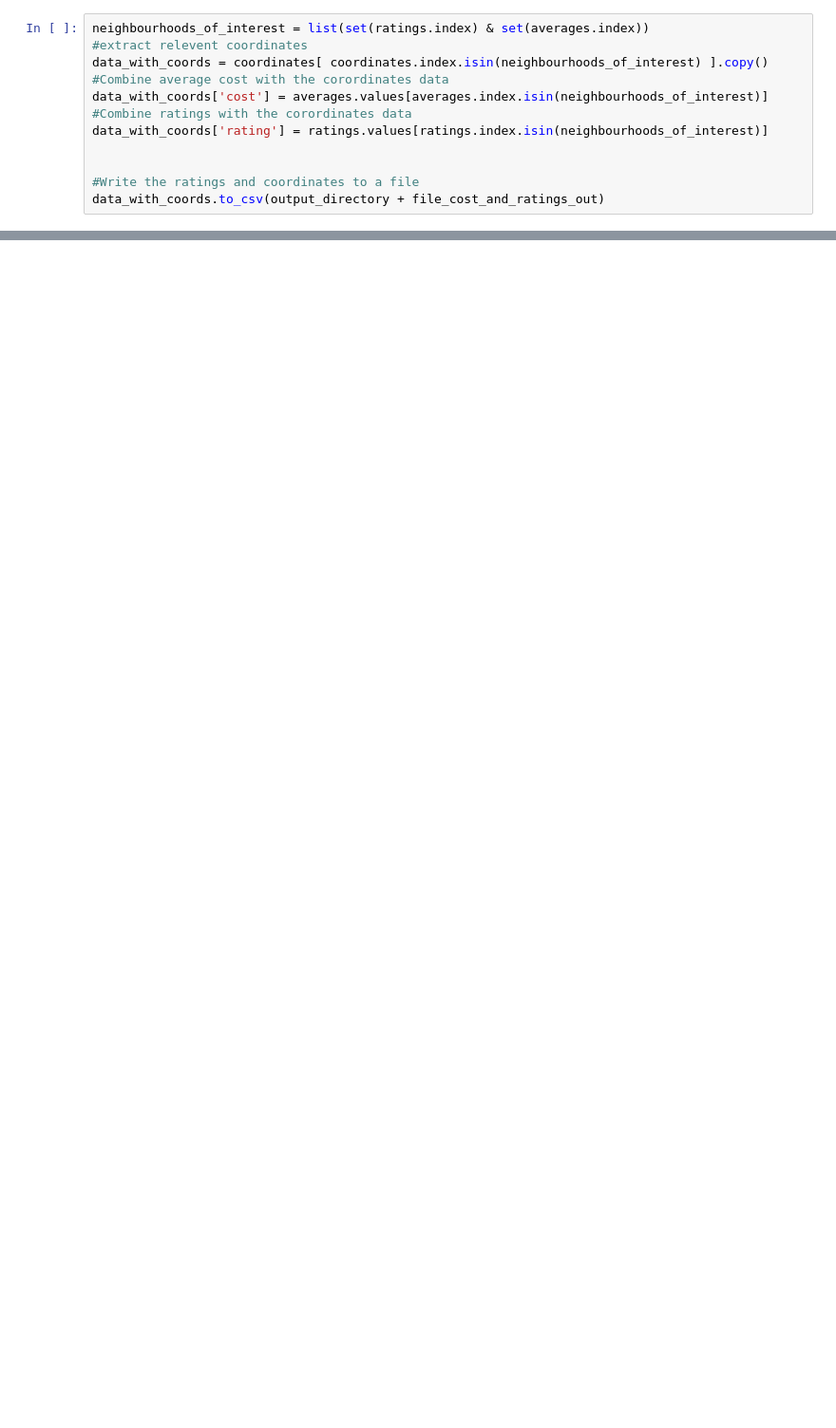
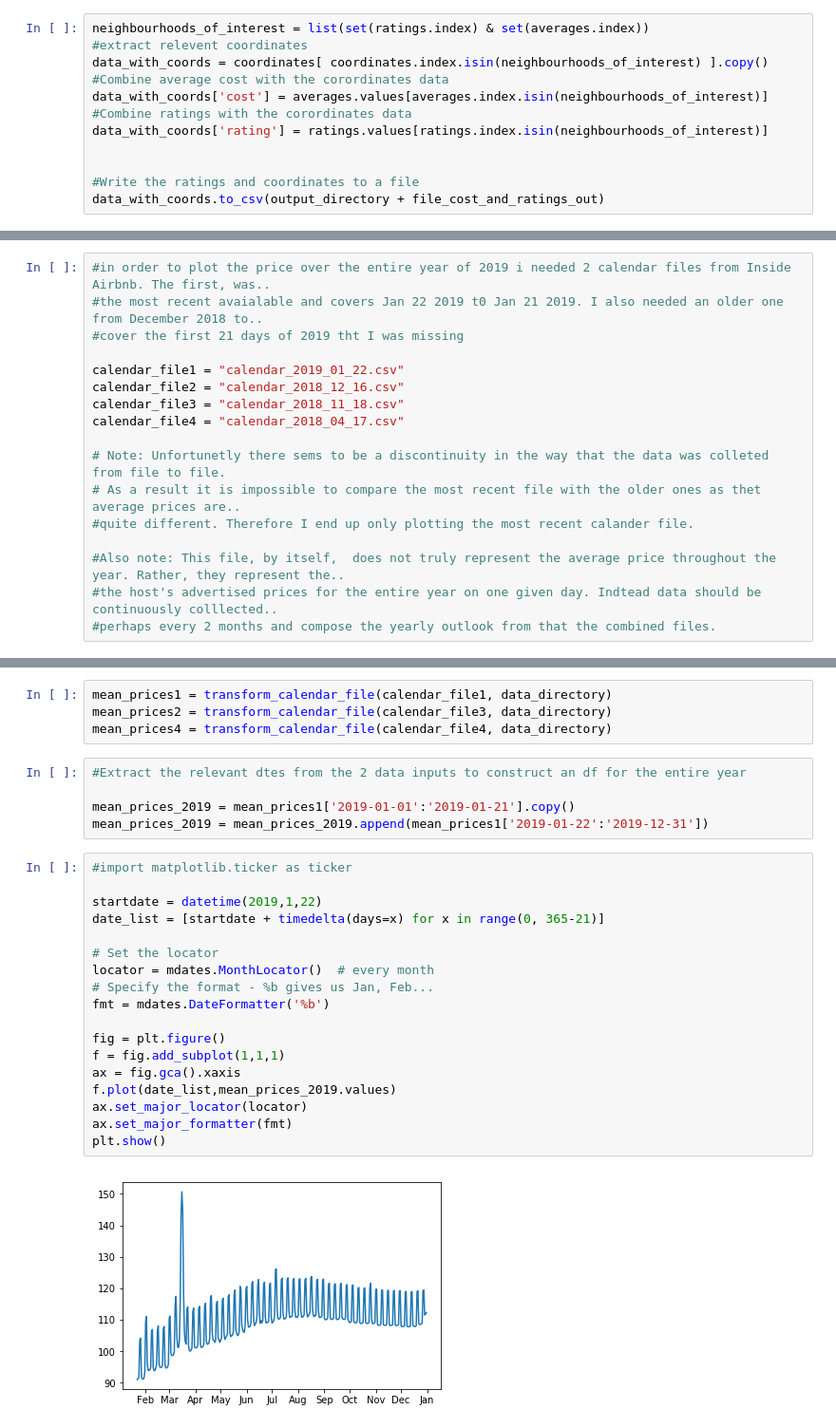
Before and after one commit to FergusOBoyle/exploring-airbnb-dublin-data, a Jupyter notebook: Airbnb.ipynb, the cells around one changed output, grey strips where cells are left out. Shown: that part at 95% size. Saved outputs shown, nothing was run; the diff lists cells and outputs as text; blank space fills up the shorter version.

Commit message:
Working on the average price throughout year question

```diff
--- a/Airbnb.ipynb
+++ b/Airbnb.ipynb
@@ -276,0 +219,17 @@ cost_coords + rating_coords
+# %%
+#in order to plot the price over the entire year of 2019 i needed 2 calendar files from Inside Airbnb. The first, was..
+#the most recent avaialable and covers Jan 22 2019 t0 Jan 21 2019. I also needed an older one from December 2018 to..
+#cover the first 21 days of 2019 tht I was missing
+
+calendar_file1 = "calendar_2019_01_22.csv"
+calendar_file2 = "calendar_2018_12_16.csv"
+calendar_file3 = "calendar_2018_11_18.csv"
+calendar_file4 = "calendar_2018_04_17.csv"
+
+# Note: Unfortunetly there sems to be a discontinuity in the way that the data was colleted from file to file.
+# As a result it is impossible to compare the most recent file with the older ones as thet average prices are..
+#quite different. Therefore I end up only plotting the most recent calander file.
+
+#Also note: This file, by itself,  does not truly represent the average price throughout the year. Rather, they represent the..
+#the host's advertised prices for the entire year on one given day. Indtead data should be continuously colllected..
+#perhaps every 2 months and compose the yearly outlook from that the combined files.
@@ -276,0 +258,29 @@ cost_coords + rating_coords
+# %%
+mean_prices1 = transform_calendar_file(calendar_file1, data_directory)
+mean_prices2 = transform_calendar_file(calendar_file3, data_directory)
+mean_prices4 = transform_calendar_file(calendar_file4, data_directory)
+# %%
+#Extract the relevant dtes from the 2 data inputs to construct an df for the entire year
+
+mean_prices_2019 = mean_prices1['2019-01-01':'2019-01-21'].copy()
+mean_prices_2019 = mean_prices_2019.append(mean_prices1['2019-01-22':'2019-12-31'])
+# %%
+#import matplotlib.ticker as ticker
+
+startdate = datetime(2019,1,22)
+date_list = [startdate + timedelta(days=x) for x in range(0, 365-21)]
+
+# Set the locator
+locator = mdates.MonthLocator()  # every month
+# Specify the format - %b gives us Jan, Feb...
+fmt = mdates.DateFormatter('%b')
+
+fig = plt.figure()
+f = fig.add_subplot(1,1,1)
+ax = fig.gca().xaxis
+f.plot(date_list,mean_prices_2019.values)
+ax.set_major_locator(locator)
+ax.set_major_formatter(fmt)
+plt.show()
+# %% [output]
+[figure, added]
```
Also changed, not shown: parts of 20 cells of this notebook.
